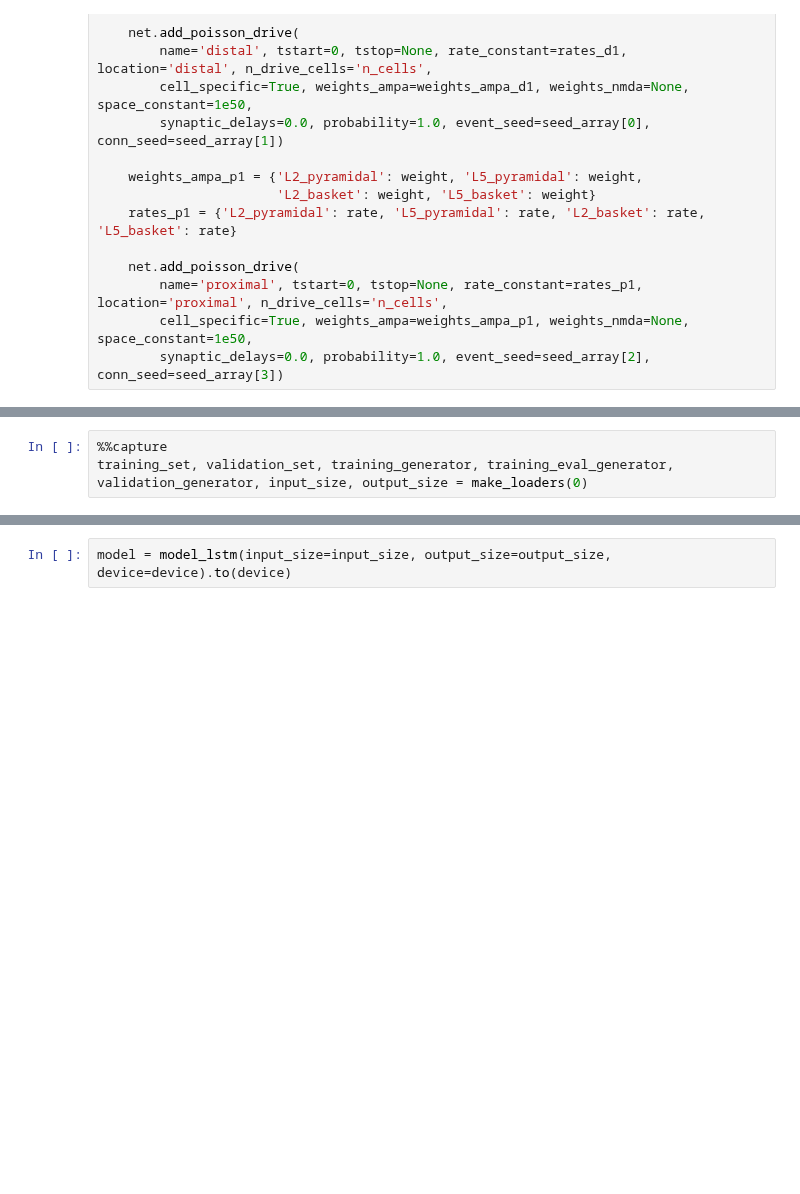
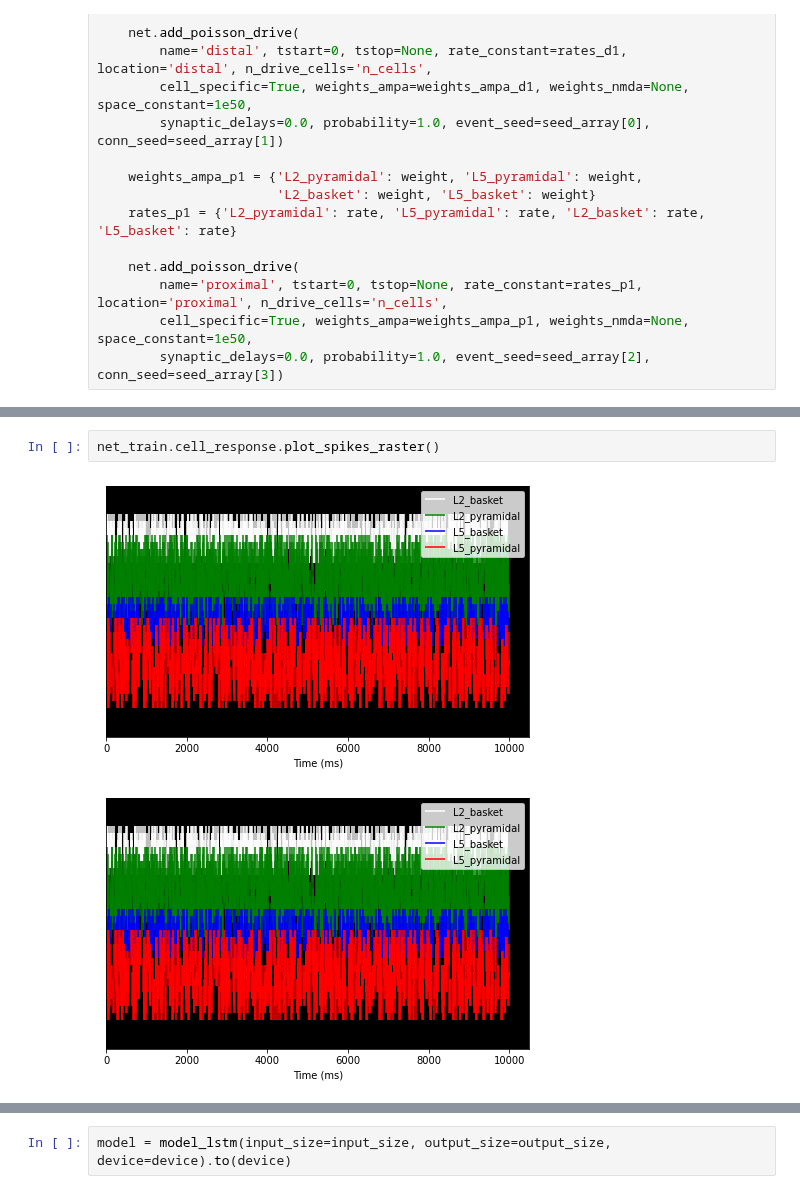
Before and after one commit to ntolley/bayesian_surrogates, a Jupyter notebook: single_cell_noise.ipynb, the cells around one changed output, grey strips where cells are left out. Saved outputs shown, nothing was run; the diff lists cells and outputs as text; blank space fills up the shorter version.

```diff
--- a/single_cell_noise.ipynb
+++ b/single_cell_noise.ipynb
@@ -91,6 +107,8 @@ def make_loaders(rng_seed):
 # %%
-%%capture
-training_set, validation_set, training_generator, training_eval_generator, validation_generator, input_size, output_size = make_loaders(0)
+net_train.cell_response.plot_spikes_raster()
+# %% [output]
+[figure, added]
+[figure, added]
 # %%
 #LSTM/GRU architecture for decoding
 class model_lstm(nn.Module):
```
Also changed, not shown: parts of 12 cells of this notebook, 3 other files.
